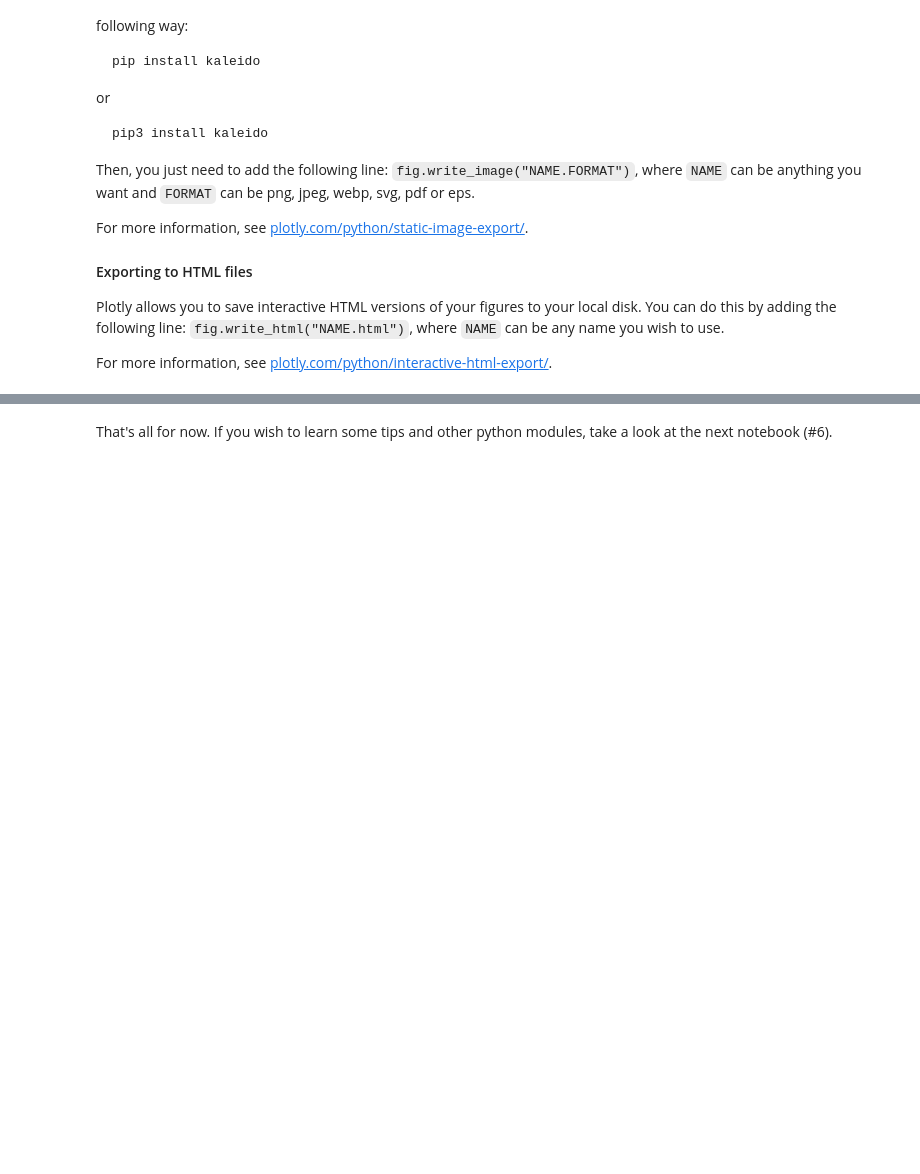
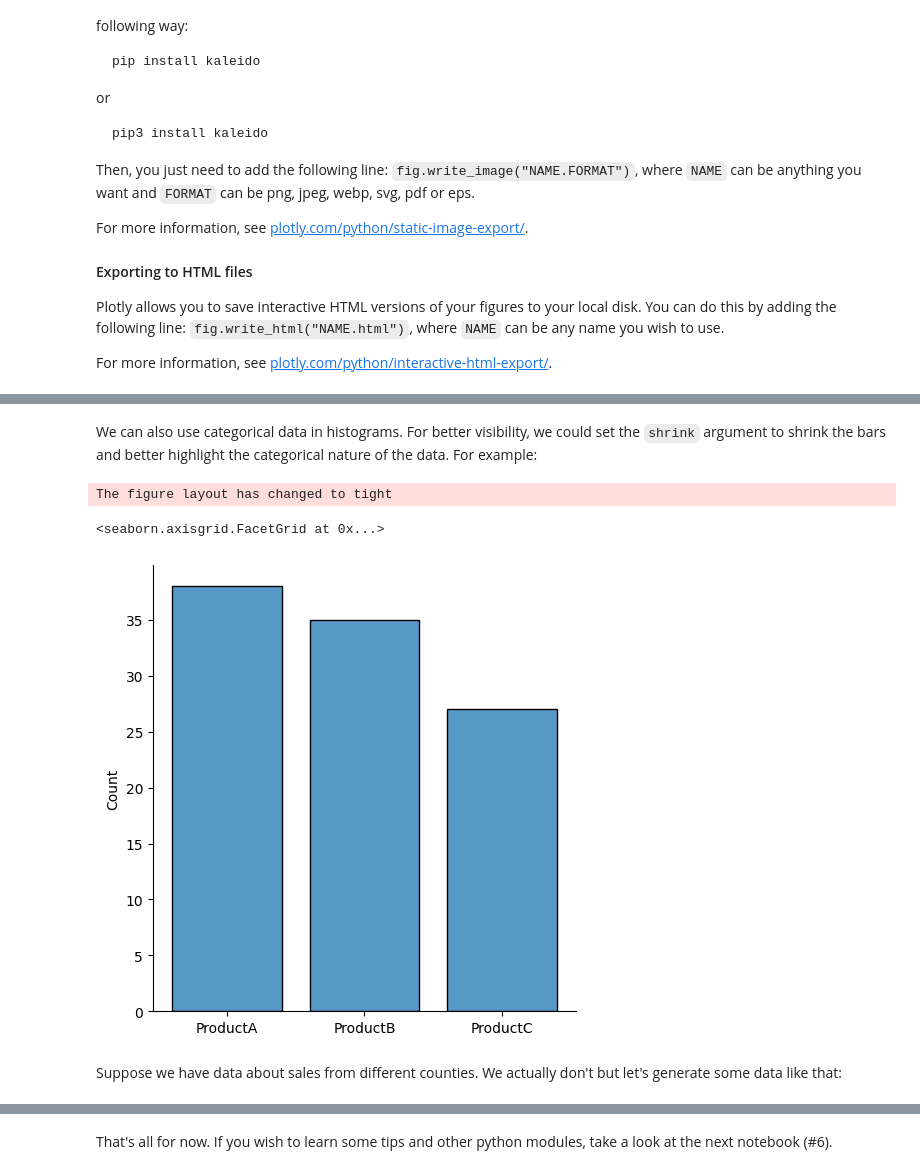
Before and after one commit to jbossios/python-tutorial, a Jupyter notebook: Jupyter-Notebooks/05_Data_Visualization.ipynb, the cells around one changed output, grey strips where cells are left out. Cells and saved outputs as stored; diff of their text form; code cells hidden in the pictures; blank space fills up the shorter version.

````diff
--- a/Jupyter-Notebooks/05_Data_Visualization.ipynb
+++ b/Jupyter-Notebooks/05_Data_Visualization.ipynb
@@ -708,0 +756,14 @@ For more information, see [plotly.com/python/interactive-html-export/](https://p
+# %% [markdown]
+We can also use categorical data in histograms. For better visibility, we could set the ```shrink``` argument to shrink the bars and better highlight the categorical nature of the data. For example:
+# %%
+# Generate data
+sales = [choice(products) for _ in range(100)]
+
+# PLot
+sns.displot(sales, shrink=0.8)
+# %% [output]
+The figure layout has changed to tight
+<seaborn.axisgrid.FacetGrid at 0x...>
+[figure, added]
+# %% [markdown]
+Suppose we have data about sales from different counties. We actually don't but let's generate some data like that:
````
Also changed, not shown: parts of 51 cells of this notebook.
